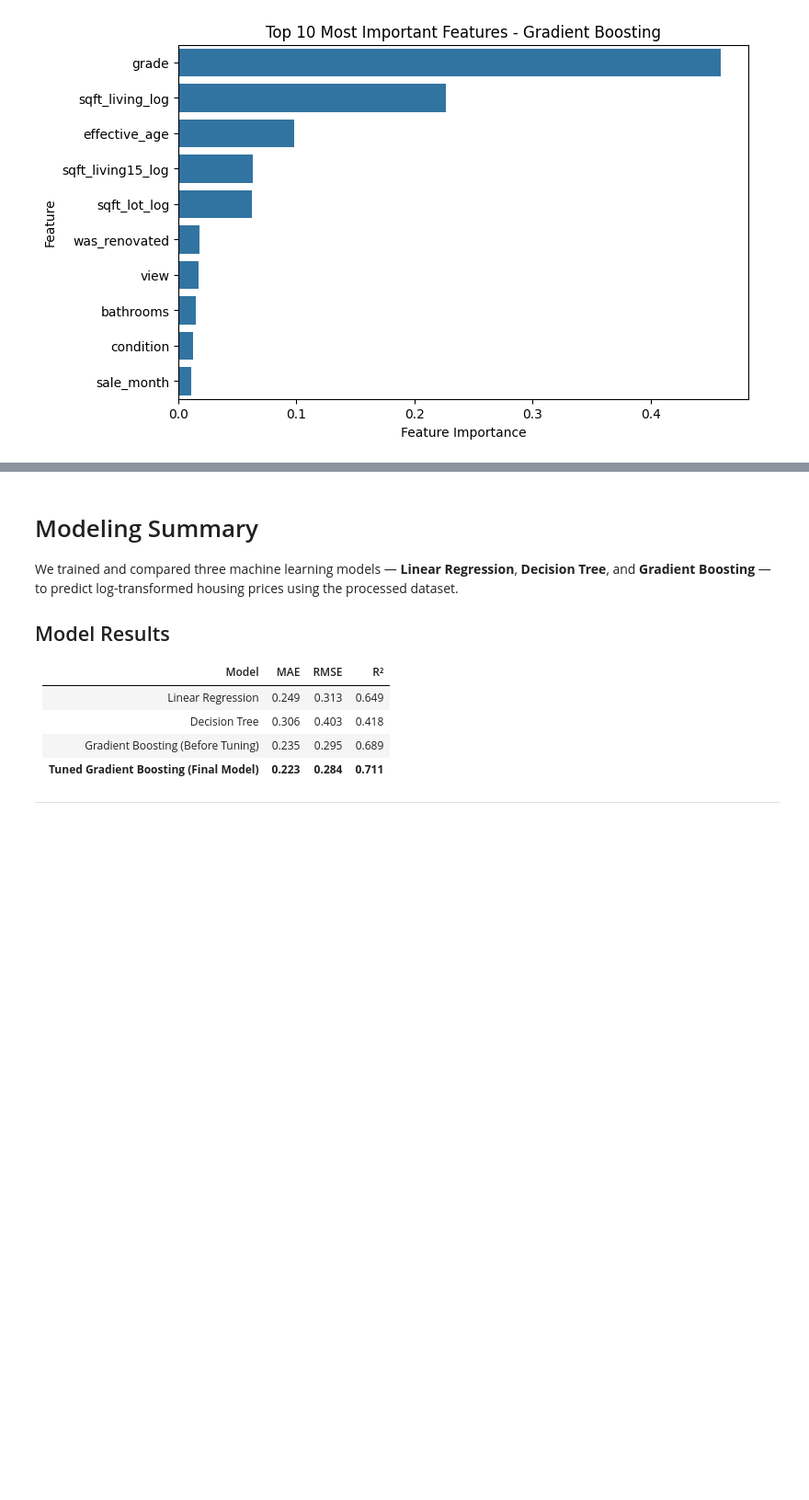
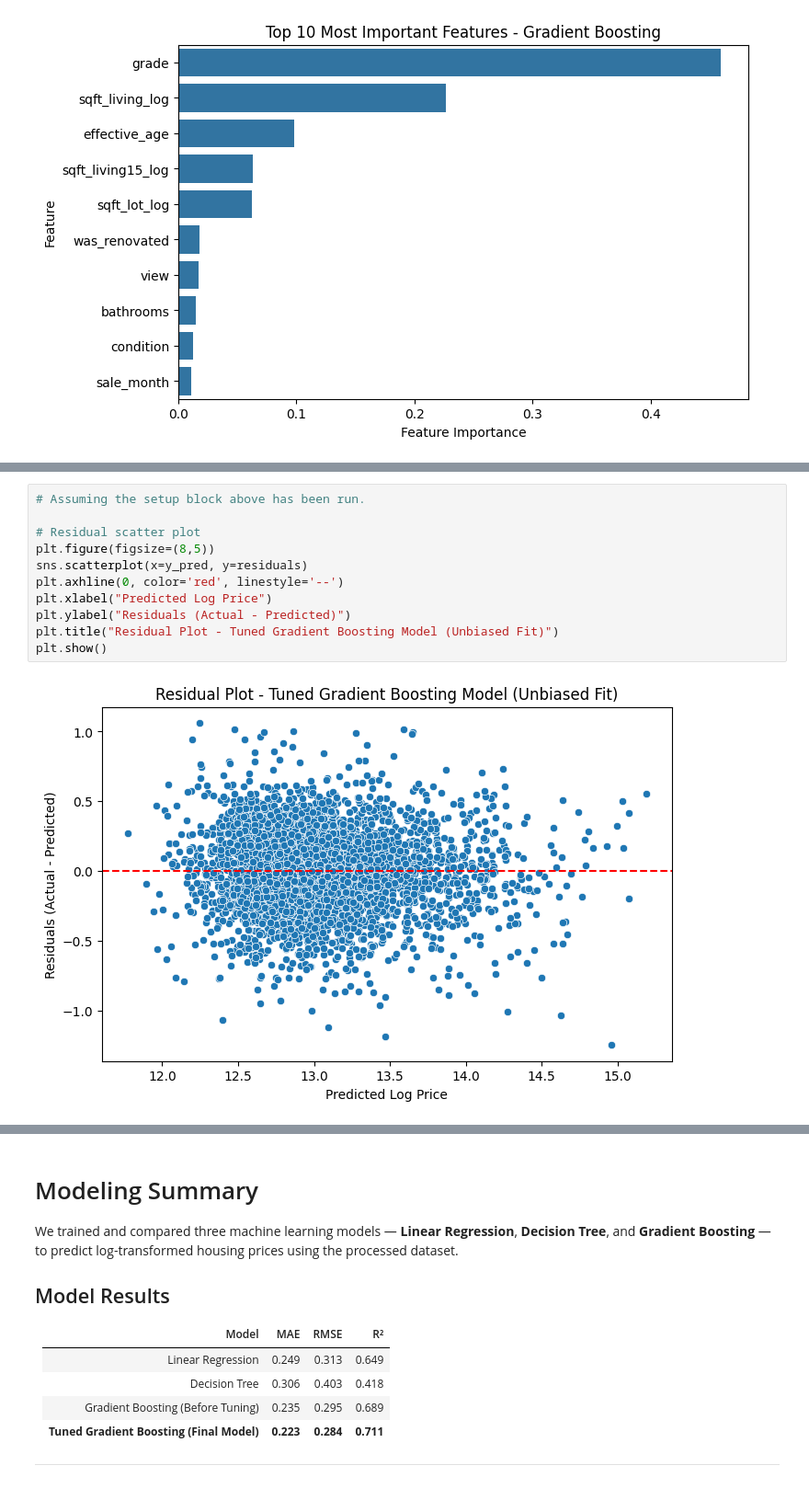
Before and after one commit to natalyyau/predicting-housing-prices, a Jupyter notebook: notebooks/housing_modeling.ipynb, the cells around one changed output, grey strips where cells are left out. Shown at 92% size. Drawn from its saved outputs; the diff is of its cells as text; blank space fills up the shorter version.

```diff
--- a/notebooks/housing_modeling.ipynb
+++ b/notebooks/housing_modeling.ipynb
@@ -280,0 +357,13 @@ plt.show()
+# %%
+# Assuming the setup block above has been run.
+
+# Residual scatter plot
+plt.figure(figsize=(8,5))
+sns.scatterplot(x=y_pred, y=residuals)
+plt.axhline(0, color='red', linestyle='--')
+plt.xlabel("Predicted Log Price")
+plt.ylabel("Residuals (Actual - Predicted)")
+plt.title("Residual Plot - Tuned Gradient Boosting Model (Unbiased Fit)")
+plt.show()
+# %% [output]
+[figure, added]
```
Also changed, not shown: parts of 7 cells of this notebook, 4 other files.
